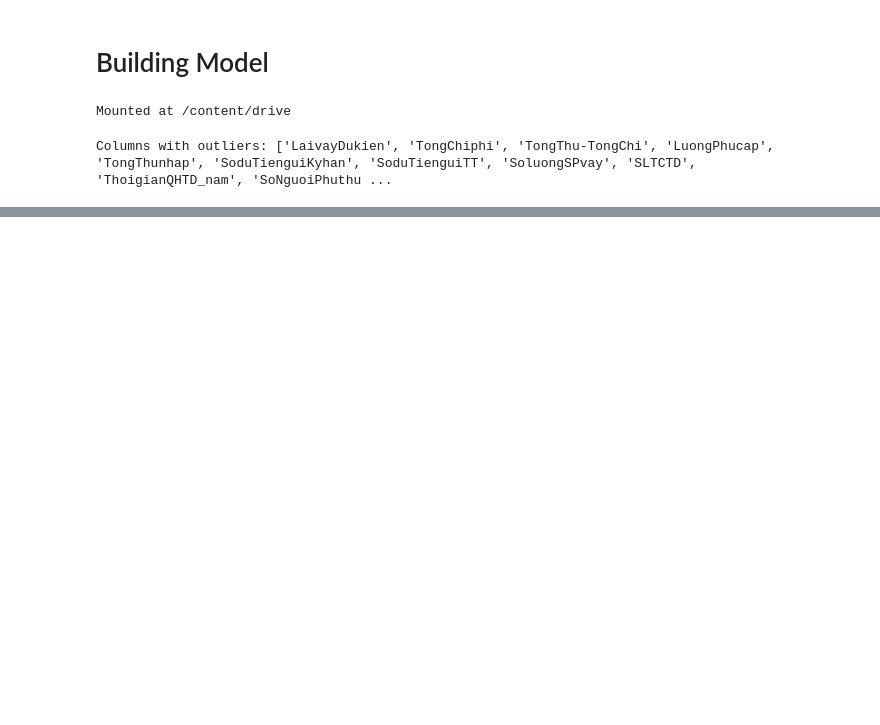
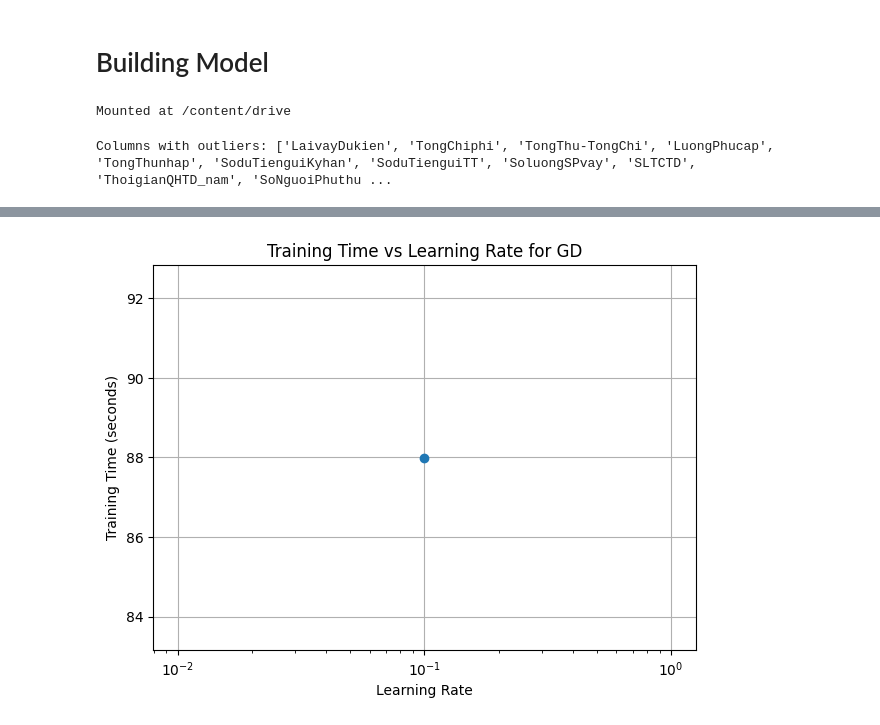
Before and after one commit to nguyenhuuhoang3697/Logistic-Regression-from-scratch, a Jupyter notebook: Run_model.ipynb, the cells around one changed output, grey strips where cells are left out. Drawn from its saved outputs; the diff is of its cells as text; code cells hidden in the pictures; blank space fills up the shorter version.

```diff
--- a/Run_model.ipynb
+++ b/Run_model.ipynb
@@ -920,0 +906,93 @@ plt.show()
+# %%
+import time
+import matplotlib.pyplot as plt
+
+# List to store the training times for each model
+train_times_dict = {}
+
+# Models to compare, with their unique parameters
+models = {
+    "GD": LogisticRegressionGD,
+    "GDL1": LogisticRegressionGDL1,
+    "GDL2": LogisticRegressionGDL2,
+    # "GD_backtracking": LogisticRegressionGDbacktracking,
+    # "NAGD": LogisticRegressionNAGD,
+    # "SGD_fixed_step": LogisticRegressionSGD_fixed_step,
+    # "SGD_batch_size": LogisticRegressionSGD_batch_size,
+    # "SGD_1k": LogisticRegressionSGD1k,
+    # "SGD_1k_batch": LogisticRegressionSGD1k_mini_batch,
+    # "SGD_1sqrtk": LogisticRegressionSGD1SqrtK,
+    # "SGD_1sqrtk_batch": LogisticRegressionSGD1SqrtKBatch,
+    # "NewtonPure": LogisticRegressionNewtonPure,
+    # "NewtonFixedStep": LogisticRegressionNewtonFixedStep,
+    # "NewtonBacktracking": LogisticRegressionNewtonBacktracking
+}
+
+# Learning rates to compare for gradient-based methods
+learning_rates = [0.1]
+
+# Loop through each model
+for model_name, model_class in models.items():
+    train_times = []
+
+    # Separate logic for Newton methods (which don't use learning rates)
+    if "Newton" in model_name:
+        model = model_class(max_iter=100)
+
+        # Measure training time
+        start_time = time.time()
+        model.fit(X_train_processed, y_train)
+        train_time = time.time() - start_time
+        train_times.append(train_time)
+
+        # Plotting the results for the Newton-based model
+        plt.figure(figsize=(7, 5))
+        plt.bar(["Newton Method"], train_times, color='orange')
+        plt.xlabel('Model')
+        plt.ylabel('Training Time (seconds)')
+        plt.title(f'Training Time for {model_name}')
+        plt.grid(True)
+        plt.show()
+    else:
+        # For gradient-based methods, loop over learning rates
+        for lr in learning_rates:
+            if model_name == 'GD':
+                model = model_class(learning_rate=lr, max_iter=30000)
+            elif model_name == 'GDL1':
+                model = model_class(learning_rate=lr, max_iter=30000, lambda_=1)
+            elif model_name == 'GDL2':
+                model = model_class(learning_rate=lr, max_iter=30000, lambda_=1)
+            # elif model_name == 'GD_backtracking':
+            #     model = model_class(max_iter=5000, alpha=0.3, beta=0.8)
+            # elif model_name == 'NAGD':
+            #     model = model_class(learning_rate=lr, max_iter=5000, momentum=0.9)
+            # elif model_name == "SGD_fixed_step":
+            #     model = model_class(learning_rate=lr, max_iter=300)
+            # elif model_name == "SGD_batch_size":
+            #     model = model_class(learning_rate=lr, max_iter=300)
+            # elif model_name == "SGD_1k":
+            #     model = model_class(initial_learning_rate=lr, max_iter=300)
+            # elif model_name == "SGD_1k_batch":
+            #     model = model_class(initial_learning_rate=lr, max_iter=300, batch_size=100)
+            # elif model_name == "SGD_1sqrtk":
+            #     model = model_class(initial_learning_rate=lr, max_iter=300)
+            # elif model_name == "SGD_1sqrtk_batch":
+            #     model = model_class(initial_learning_rate=lr, max_iter=300, batch_size=100)
+
+            # Measure training time
+            start_time = time.time()
+            model.fit(X_train_processed, y_train)
+            train_time = time.time() - start_time
+            train_times.append(train_time)
+
+        # Plotting the results for gradient-based models
+        plt.figure(figsize=(7, 5))
+        plt.plot(learning_rates, train_times, marker='o')
+        plt.xlabel('Learning Rate')
+        plt.ylabel('Training Time (seconds)')
+        plt.title(f'Training Time vs Learning Rate for {model_name}')
+        plt.xscale('log')  # Log scale to better visualize differences
+        plt.grid(True)
+        plt.show()
+# %% [output]
+[figure, added]
```
Also changed, not shown: parts of 45 cells of this notebook.
